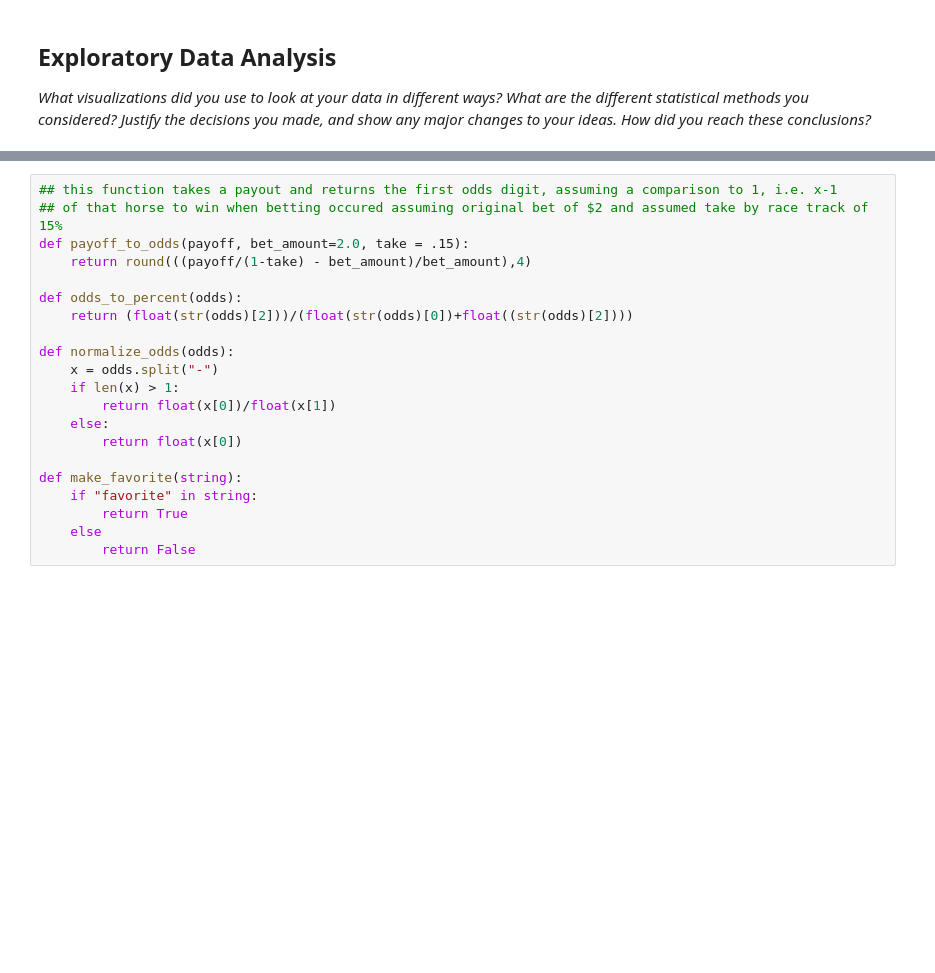
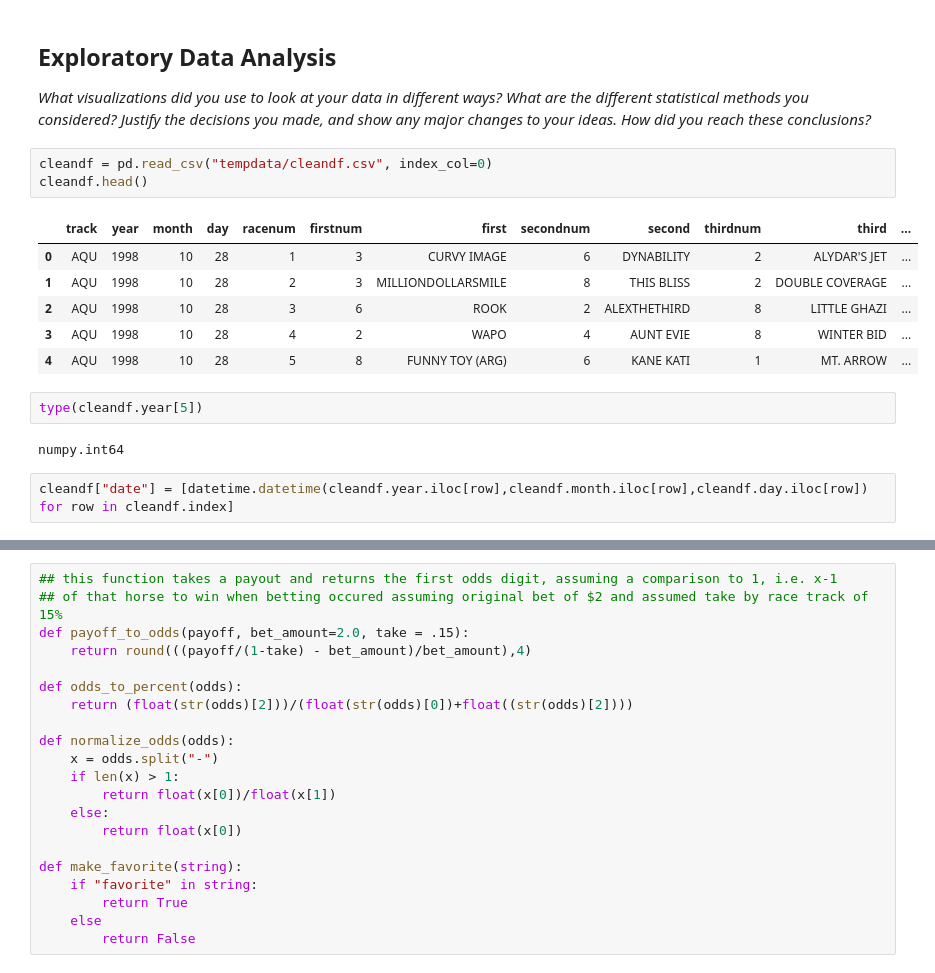
Before and after one commit to gebailey23/prettyponies, a Jupyter notebook: ProcessBook.ipynb, the cells around one changed output, grey strips where cells are left out. Drawn from its saved outputs; the diff is of its cells as text; blank space fills up the shorter version.

```diff
--- a/ProcessBook.ipynb
+++ b/ProcessBook.ipynb
@@ -585,3 +584,19 @@ payouts_df.head(15)
 # %% [markdown]
 ## Exploratory Data Analysis
 <i>What visualizations did you use to look at your data in different ways? What are the different statistical methods you considered? Justify the decisions you made, and show any major changes to your ideas. How did you reach these conclusions? </i>
+# %%
+cleandf = pd.read_csv("tempdata/cleandf.csv", index_col=0)
+cleandf.head()
+# %% [output]
+|  | track | year | month | day | racenum | firstnum | first | secondnum | second | thirdnum | third | ... |
+| 0 | AQU | 1998 | 10 | 28 | 1 | 3 | CURVY IMAGE | 6 | DYNABILITY | 2 | ALYDAR'S JET | ... |
+| 1 | AQU | 1998 | 10 | 28 | 2 | 3 | MILLIONDOLLARSMILE | 8 | THIS BLISS | 2 | DOUBLE COVERAGE | ... |
+| 2 | AQU | 1998 | 10 | 28 | 3 | 6 | ROOK | 2 | ALEXTHETHIRD | 8 | LITTLE GHAZI | ... |
+| 3 | AQU | 1998 | 10 | 28 | 4 | 2 | WAPO | 4 | AUNT EVIE | 8 | WINTER BID | ... |
+| 4 | AQU | 1998 | 10 | 28 | 5 | 8 | FUNNY TOY (ARG) | 6 | KANE KATI | 1 | MT. ARROW | ... |
+# %%
+type(cleandf.year[5])
+# %% [output]
+numpy.int64
+# %%
+cleandf["date"] = [datetime.datetime(cleandf.year.iloc[row],cleandf.month.iloc[row],cleandf.day.iloc[row]) for row in cleandf.index]
```
Also changed, not shown: parts of 14 cells of this notebook.
